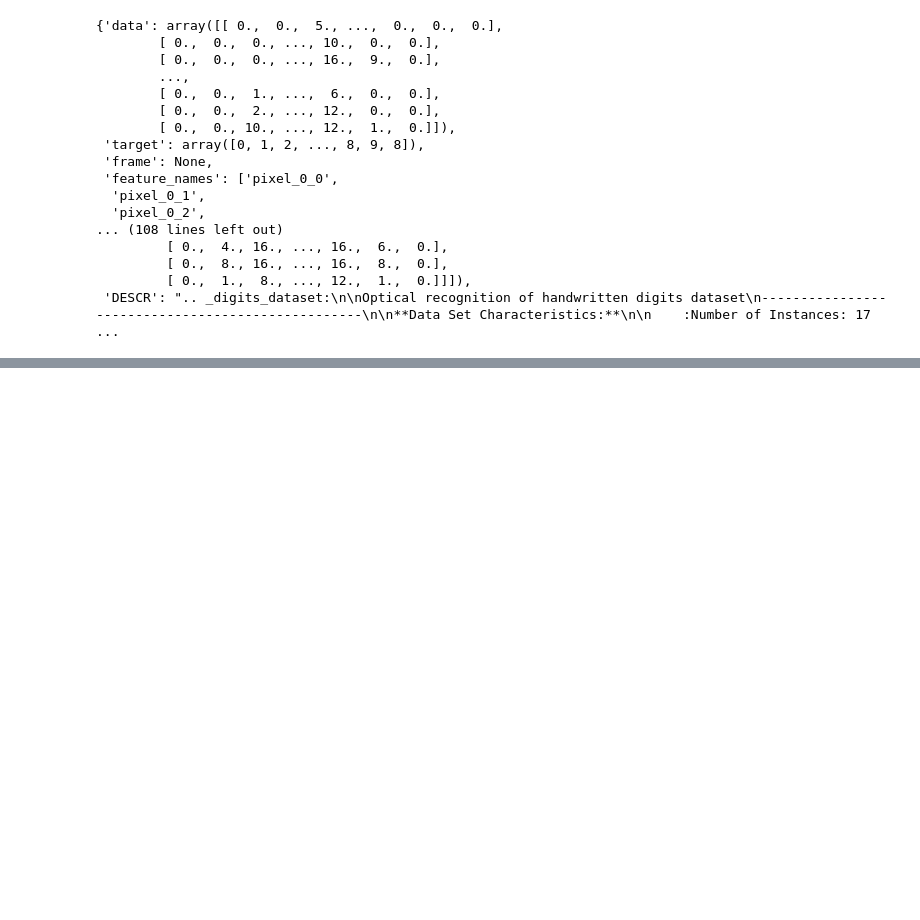
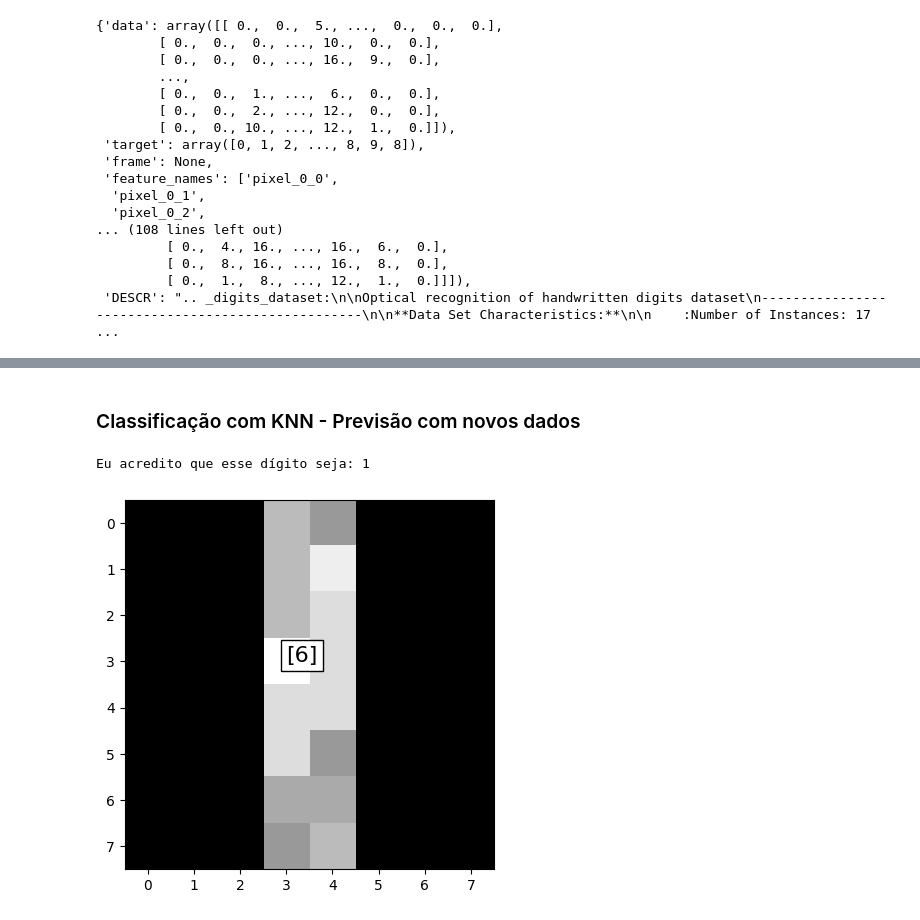
Before and after one commit to alyssonmontovanelli/formacao_dataScience_DSA, a Jupyter notebook: 04_machineLearning/Cap06_KNN_Classificador_K-Nearest-Neighbours/01_Classificacao_KNN.ipynb, the cells around one changed output, grey strips where cells are left out. Saved outputs shown, nothing was run; the diff lists cells and outputs as text; code cells hidden in the pictures; blank space fills up the shorter version.

```diff
--- a/04_machineLearning/Cap06_KNN_Classificador_K-Nearest-Neighbours/01_Classificacao_KNN.ipynb
+++ b/04_machineLearning/Cap06_KNN_Classificador_K-Nearest-Neighbours/01_Classificacao_KNN.ipynb
@@ -68,0 +256,28 @@ for index, (image, label) in enumerate(images_e_labels[:4]):
+# %% [markdown]
+### Classificação com KNN - Previsão com novos dados
+# %%
+# Definindo um novo dígito (dados de entrada)
+novoDigito = [0.,  0.,  0.,  8., 15.,  1.,  0.,  0.,  0.,  0.,  0., 12., 14.,
+              0.,  0.,  0.,  0.,  0.,  3., 16.,  7.,  0.,  0.,  0.,  0.,  0.,
+              6., 16.,  2.,  0.,  0.,  0.,  0.,  0.,  7., 16., 16., 13.,  5.,
+              0.,  0.,  0., 15., 16.,  9.,  9., 14.,  0.,  0.,  0.,  3., 14.,
+              9.,  2., 16.,  2.,  0.,  0.,  0.,  7., 15., 16., 11.,  0.]
+# %%
+# Normalizando o novo digito
+novoDigito_norm = novoDigito - X_norm
+# %%
+# Fazendo a previsao com o modelo treinado
+novaPrevisao = modeloFinal.predict([novoDigito_norm])
+# %%
+# PREVISÃO
+
+ # Mostra as previsões
+imgdata = np.array(image, dtype='float')
+Pixels = imgdata.reshape((8,8))
+plt.imshow(pixels,cmap='gray')
+plt.annotate(novaPrevisao,(3,3),bbox={'facecolor':'white'},fontsize=16)
+print("Eu acredito que esse dígito seja: {}".format(prediction))
+plt.show()
+# %% [output]
+Eu acredito que esse dígito seja: 1
+[figure, added]
```
Also changed, not shown: parts of 25 cells of this notebook.
